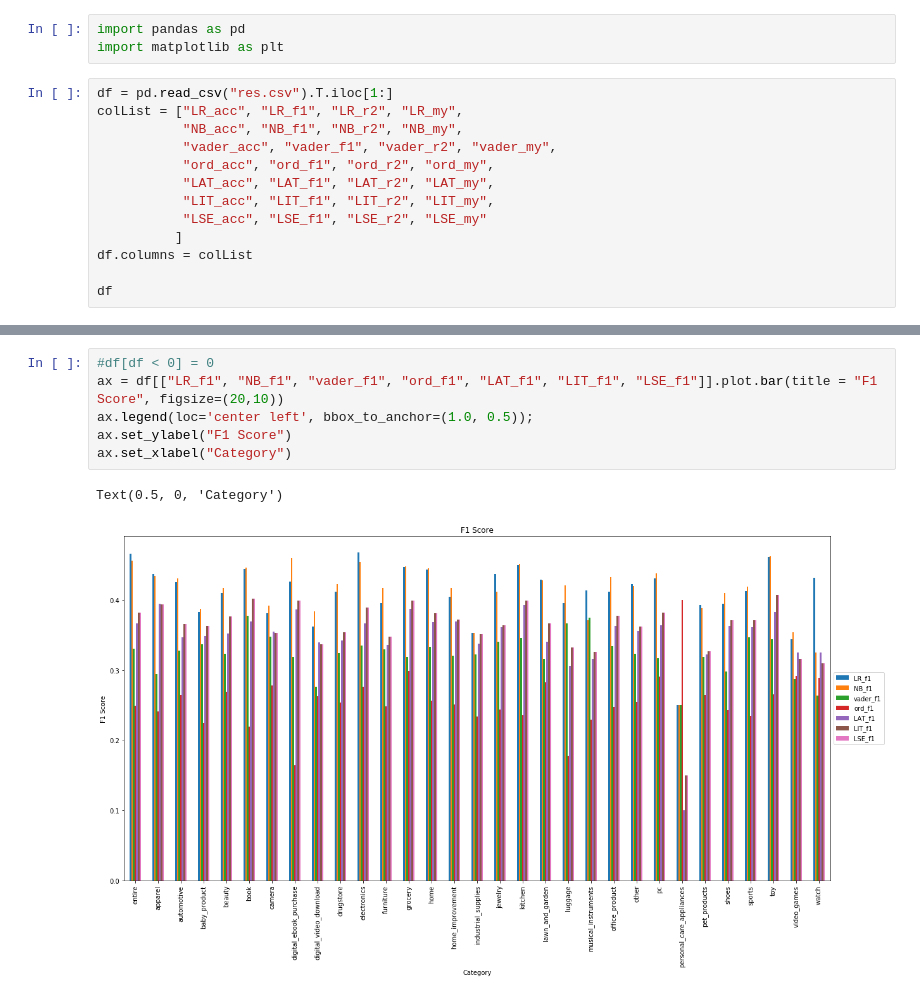
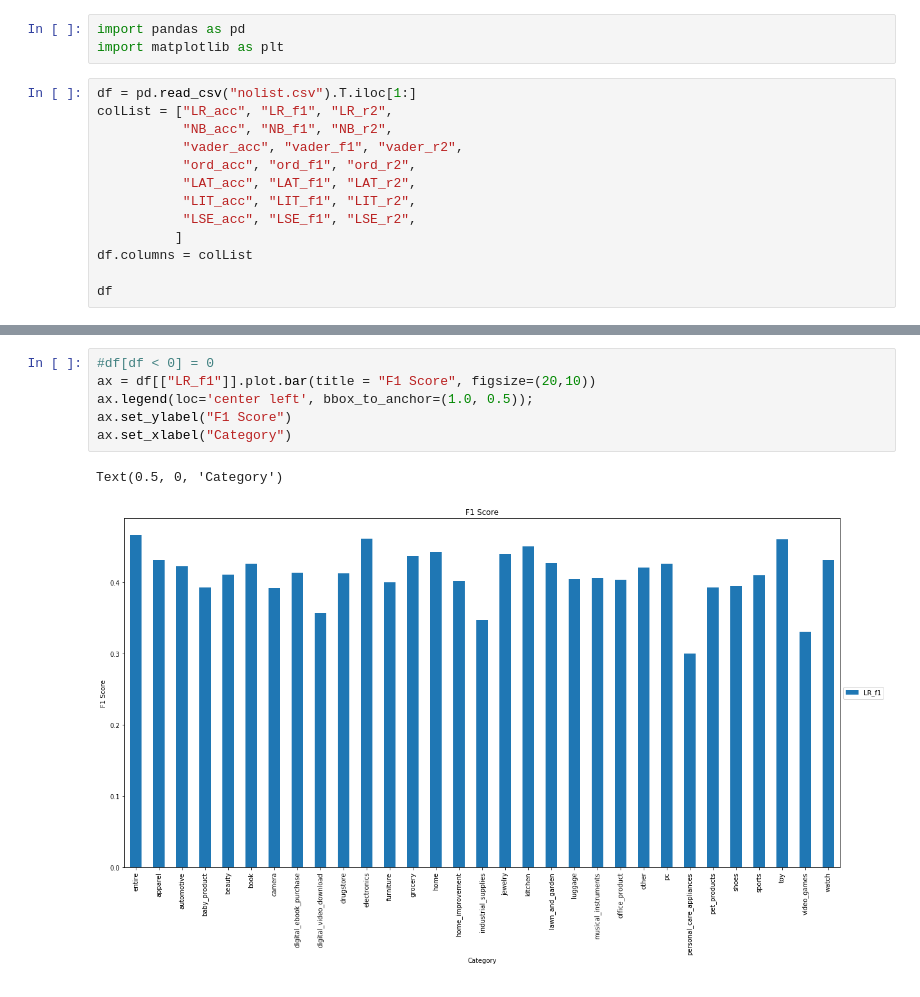
Before and after one commit to krithravi/review-prediction, a Jupyter notebook: graphing.ipynb, the cells around one changed output, grey strips where cells are left out. Drawn from its saved outputs; the diff is of its cells as text.

```diff
--- a/graphing.ipynb
+++ b/graphing.ipynb
@@ -2,14 +2,14 @@
 import pandas as pd
 import matplotlib as plt
 # %%
-df = pd.read_csv("res.csv").T.iloc[1:]
-colList = ["LR_acc", "LR_f1", "LR_r2", "LR_my",
-           "NB_acc", "NB_f1", "NB_r2", "NB_my",
-           "vader_acc", "vader_f1", "vader_r2", "vader_my",
-           "ord_acc", "ord_f1", "ord_r2", "ord_my",
-           "LAT_acc", "LAT_f1", "LAT_r2", "LAT_my",
-           "LIT_acc", "LIT_f1", "LIT_r2", "LIT_my",
-           "LSE_acc", "LSE_f1", "LSE_r2", "LSE_my"
+df = pd.read_csv("nolist.csv").T.iloc[1:]
+colList = ["LR_acc", "LR_f1", "LR_r2",
+           "NB_acc", "NB_f1", "NB_r2",
+           "vader_acc", "vader_f1", "vader_r2",
+           "ord_acc", "ord_f1", "ord_r2",
+           "LAT_acc", "LAT_f1", "LAT_r2",
+           "LIT_acc", "LIT_f1", "LIT_r2",
+           "LSE_acc", "LSE_f1", "LSE_r2",
           ]
 df.columns = colList
 
@@ -46,12 +46,12 @@ Text(0.5, 0, 'Category')
 # %%
 #df[df < 0] = 0
-ax = df[["LR_f1", "NB_f1", "vader_f1", "ord_f1", "LAT_f1", "LIT_f1", "LSE_f1"]].plot.bar(title = "F1 Score", figsize=(20,10))
+ax = df[["LR_f1"]].plot.bar(title = "F1 Score", figsize=(20,10))
 ax.legend(loc='center left', bbox_to_anchor=(1.0, 0.5));
 ax.set_ylabel("F1 Score")
 ax.set_xlabel("Category")
 # %% [output]
 Text(0.5, 0, 'Category')
-[figure, old version]
+[figure, new version]
 # %%
 #df[df < 0] = 0
 ax = df[["LR_r2", "NB_r2", "vader_r2", "ord_r2", "LAT_r2", "LIT_r2", "LSE_r2"]].plot.bar(title = "R squared", figsize=(20,10))
```
Also changed, not shown: parts of 5 cells of this notebook, 4 other files.
